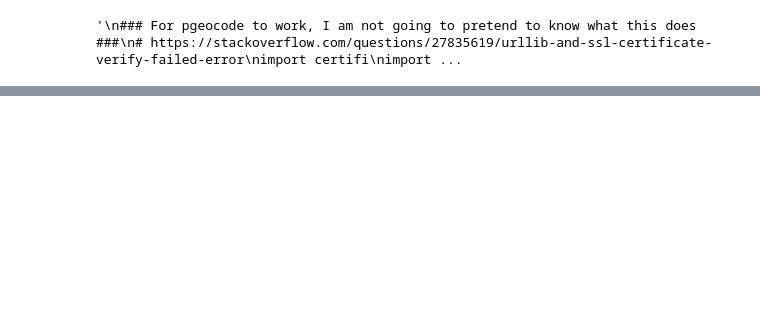
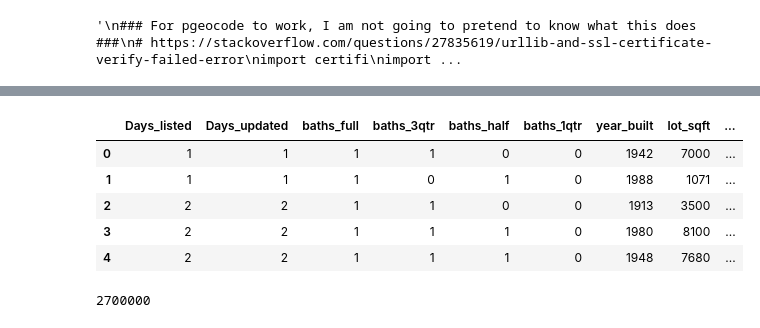
Before and after one commit to AndrewCoogan/BHU, a Jupyter notebook: Housing API Playground.ipynb, the cells around one changed output, grey strips where cells are left out. Saved outputs shown, nothing was run; the diff lists cells and outputs as text; code cells hidden in the pictures; blank space fills up the shorter version.

```diff
--- a/Housing API Playground.ipynb
+++ b/Housing API Playground.ipynb
@@ -101,0 +106,13 @@ dict_keys(['primary_photo', 'last_update_date', 'source', 'tags', 'permalink', '
+# %%
+X_t.head()
+# %% [output]
+|  | Days_listed | Days_updated | baths_full | baths_3qtr | baths_half | baths_1qtr | year_built | lot_sqft | ... |
+| 0 | 1 | 1 | 1 | 1 | 0 | 0 | 1942 | 7000 | ... |
+| 1 | 1 | 1 | 1 | 0 | 1 | 0 | 1988 | 1071 | ... |
+| 2 | 2 | 2 | 1 | 1 | 0 | 0 | 1913 | 3500 | ... |
+| 3 | 2 | 2 | 1 | 1 | 1 | 0 | 1980 | 8100 | ... |
+| 4 | 2 | 2 | 1 | 1 | 1 | 0 | 1948 | 7680 | ... |
+# %%
+fg.houses[727].price
+# %% [output]
+2700000
```
Also changed, not shown: parts of 7 cells of this notebook, 1 other file.
